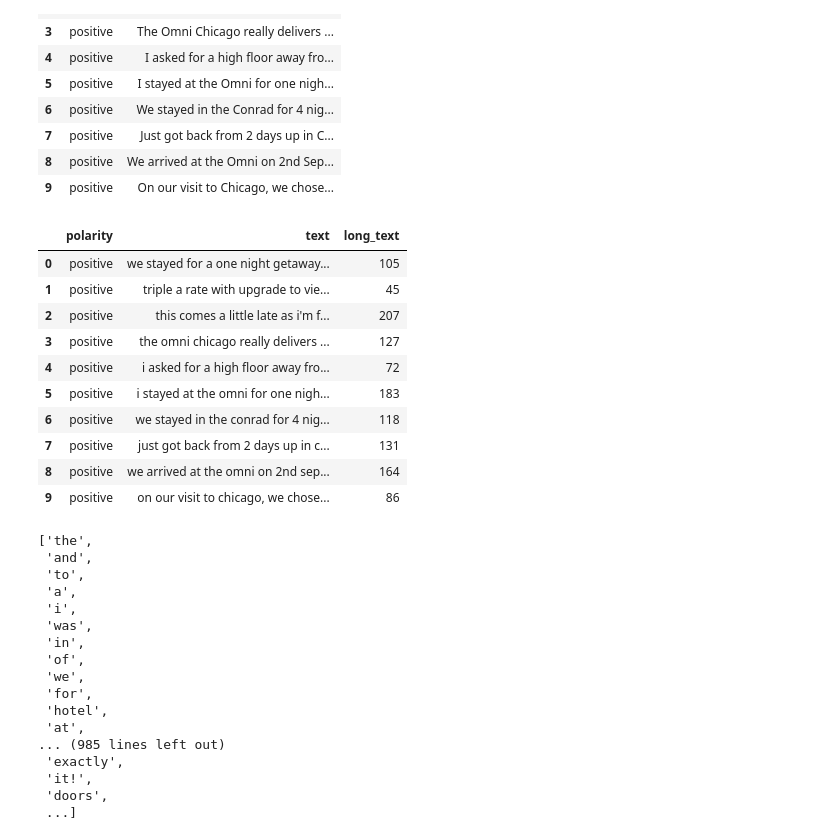
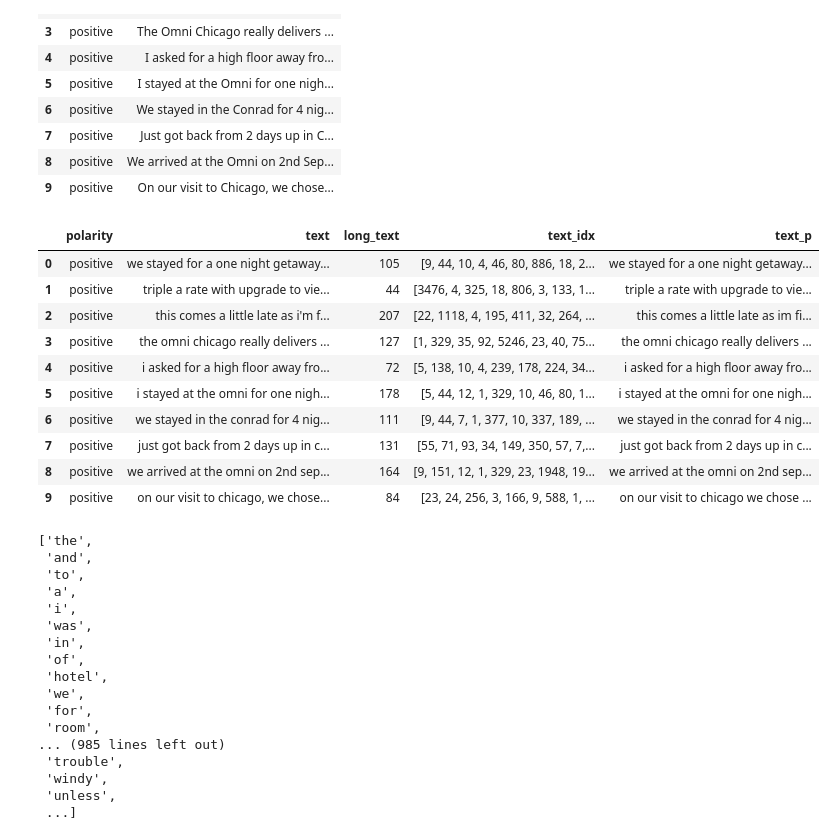
Before and after one commit to cihernand/rnn_classifier, a Jupyter notebook: rnn_reviews_classifier.ipynb, the cells around one changed output. Saved outputs shown, nothing was run; the diff lists cells and outputs as text; code cells hidden in the pictures.

```diff
--- a/rnn_reviews_classifier.ipynb
+++ b/rnn_reviews_classifier.ipynb
@@ -20,24 +32,32 @@ data.head(10)
 | 7 | positive | Just got back from 2 days up in C... |
 | 8 | positive | We arrived at the Omni on 2nd Sep... |
 | 9 | positive | On our visit to Chicago, we chose... |
+# %%
+import re
+
+def remove_puntuacion(text):
+  """Elimina la puntuación pero conserva los números del texto."""
+  new_text = re.sub(r'[^\w\s]+', '', text)  # Elimina todo lo que no sea alfanumérico o espacio
+  return new_text
 # %%
 # Convert text to lower case
 data['text'] = data['text'].str.lower()
+data['text_p'] = data['text'].apply(remove_puntuacion)
 # Estimate lenght of text review
-data['long_text'] = data['text'].str.split().str.len()
+data['long_text'] = data['text_p'].str.split().str.len()
 data.head(10)
 # %% [output]
-|  | polarity | text | long_text |
-| 0 | positive | we stayed for a one night getaway... | 105 |
-| 1 | positive | triple a rate with upgrade to vie... | 45 |
-| 2 | positive | this comes a little late as i'm f... | 207 |
-| 3 | positive | the omni chicago really delivers ... | 127 |
-| 4 | positive | i asked for a high floor away fro... | 72 |
-| 5 | positive | i stayed at the omni for one nigh... | 183 |
-| 6 | positive | we stayed in the conrad for 4 nig... | 118 |
-| 7 | positive | just got back from 2 days up in c... | 131 |
-| 8 | positive | we arrived at the omni on 2nd sep... | 164 |
-| 9 | positive | on our visit to chicago, we chose... | 86 |
+|  | polarity | text | long_text | text_idx | text_p |
+| 0 | positive | we stayed for a one night getaway... | 105 | [9, 44, 10, 4, 46, 80, 886, 18, 2... | we stayed for a one night getaway... |
+| 1 | positive | triple a rate with upgrade to vie... | 44 | [3476, 4, 325, 18, 806, 3, 133, 1... | triple a rate with upgrade to vie... |
+| 2 | positive | this comes a little late as i'm f... | 207 | [22, 1118, 4, 195, 411, 32, 264, ... | this comes a little late as im fi... |
+| 3 | positive | the omni chicago really delivers ... | 127 | [1, 329, 35, 92, 5246, 23, 40, 75... | the omni chicago really delivers ... |
+| 4 | positive | i asked for a high floor away fro... | 72 | [5, 138, 10, 4, 239, 178, 224, 34... | i asked for a high floor away fro... |
+| 5 | positive | i stayed at the omni for one nigh... | 178 | [5, 44, 12, 1, 329, 10, 46, 80, 1... | i stayed at the omni for one nigh... |
+| 6 | positive | we stayed in the conrad for 4 nig... | 111 | [9, 44, 7, 1, 377, 10, 337, 189, ... | we stayed in the conrad for 4 nig... |
+| 7 | positive | just got back from 2 days up in c... | 131 | [55, 71, 93, 34, 149, 350, 57, 7,... | just got back from 2 days up in c... |
+| 8 | positive | we arrived at the omni on 2nd sep... | 164 | [9, 151, 12, 1, 329, 23, 1948, 19... | we arrived at the omni on 2nd sep... |
+| 9 | positive | on our visit to chicago, we chose... | 84 | [23, 24, 256, 3, 166, 9, 588, 1, ... | on our visit to chicago we chose ... |
 # %%
 # Get Vocabulary
 def vocabulary(pandas_series):
@@ -46,7 +66,7 @@ def vocabulary(pandas_series):
 
     return [i for i,_ in x.most_common() ]
 # %%
-vocabulary_words = vocabulary(data['text'])
+vocabulary_words = vocabulary(data['text_p'])
 vocabulary_words
 # %% [output]
 ['the',
@@ -57,14 +77,14 @@ vocabulary_words
  'was',
  'in',
  'of',
+ 'hotel',
  'we',
  'for',
- 'hotel',
- 'at',
+ 'room',
 ... (985 lines left out)
- 'exactly',
- 'it!',
- 'doors',
+ 'trouble',
+ 'windy',
+ 'unless',
  ...]
 # %%
 # Get vocabulary  Unique words
```
Also changed, not shown: parts of 11 cells of this notebook.
